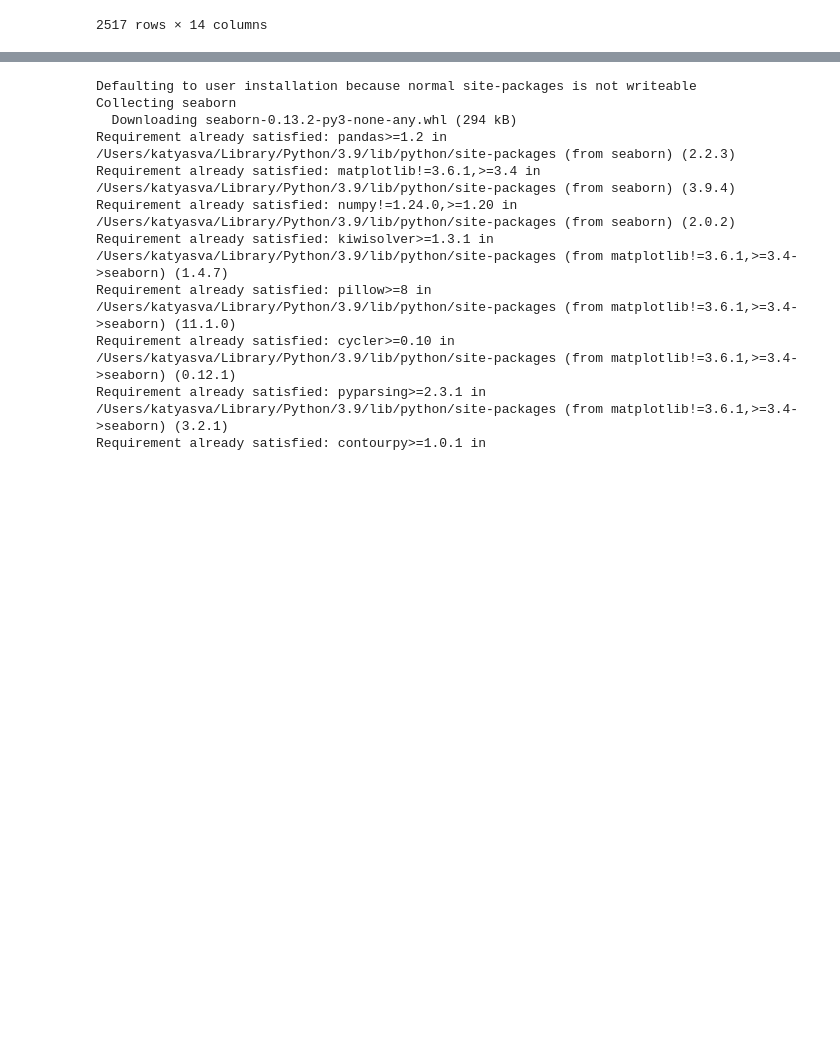
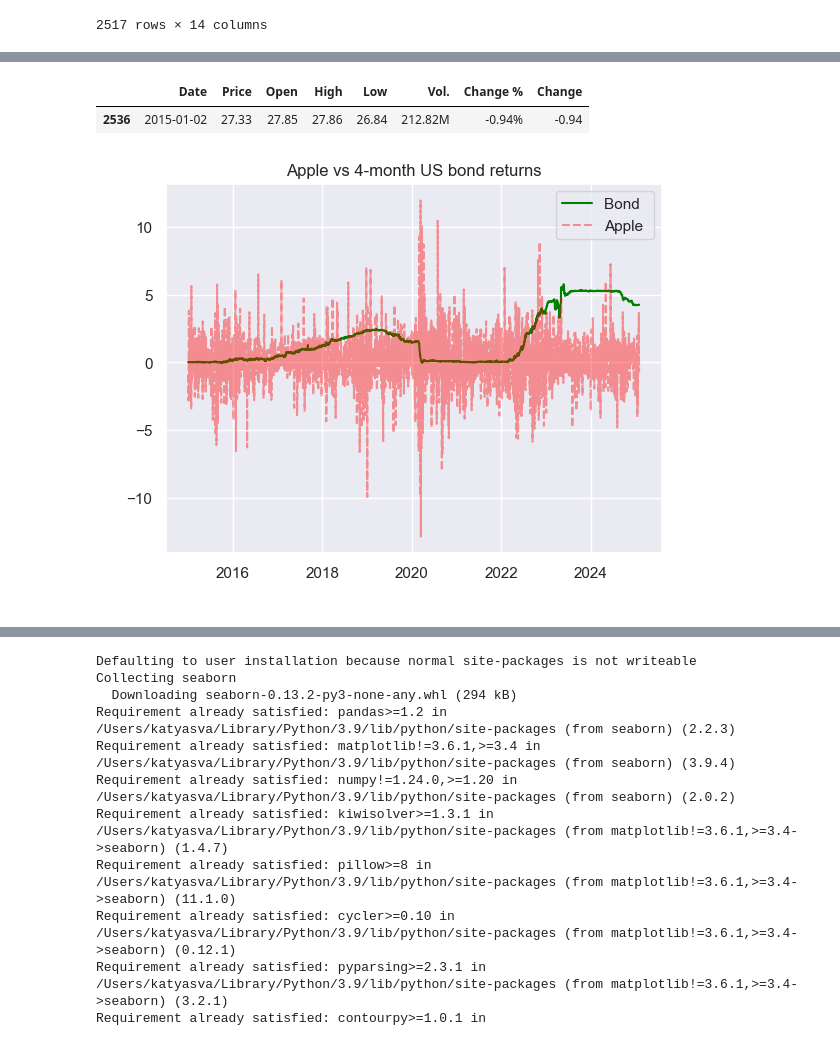
Before and after one commit to katyasva/a_forecasting, a Jupyter notebook: Problem_set2.ipynb, the cells around one changed output, grey strips where cells are left out. Saved outputs shown, nothing was run; the diff lists cells and outputs as text; code cells hidden in the pictures; blank space fills up the shorter version.

```diff
--- a/Problem_set2.ipynb
+++ b/Problem_set2.ipynb
@@ -108,2 +134,9 @@ df_merged_cleaned[df_merged_cleaned['Change %_nvd'] == min_value]
+# %%
+# checking if the merge happened ok
+row = df_apple[df_apple['Date'] == '2015-01-02']
+row
+# %% [output]
+|  | Date | Price | Open | High | Low | Vol. | Change % | Change |
+| 2536 | 2015-01-02 | 27.33 | 27.85 | 27.86 | 26.84 | 212.82M | -0.94% | -0.94 |
 # %%
 df_merged_cleaned = df_merged_cleaned[df_merged_cleaned['Change %_nvd'] != min_value]
@@ -112,3 +143,19 @@ import matplotlib.pyplot as plt
+# %%
+plt.plot(df_merged_cleaned.index, df_merged_cleaned['Change_bond'],
+         label="Bond ", color='green', linestyle='solid')
+plt.plot(df_merged_cleaned.index, df_merged_cleaned['Change %_apple'],
+         label="Apple ", color='red', linestyle='dashed', alpha = 0.4)
+
+
+
+
+plt.xlabel(" ")
+plt.ylabel(' ')
+plt.title("Apple vs 4-month US bond returns")
+plt.legend()
+plt.grid(True)
+# %% [output]
+[figure, added]
 # %%
 plt.figure(figsize=(10,5))
 
```
Also changed, not shown: parts of 31 cells of this notebook.
